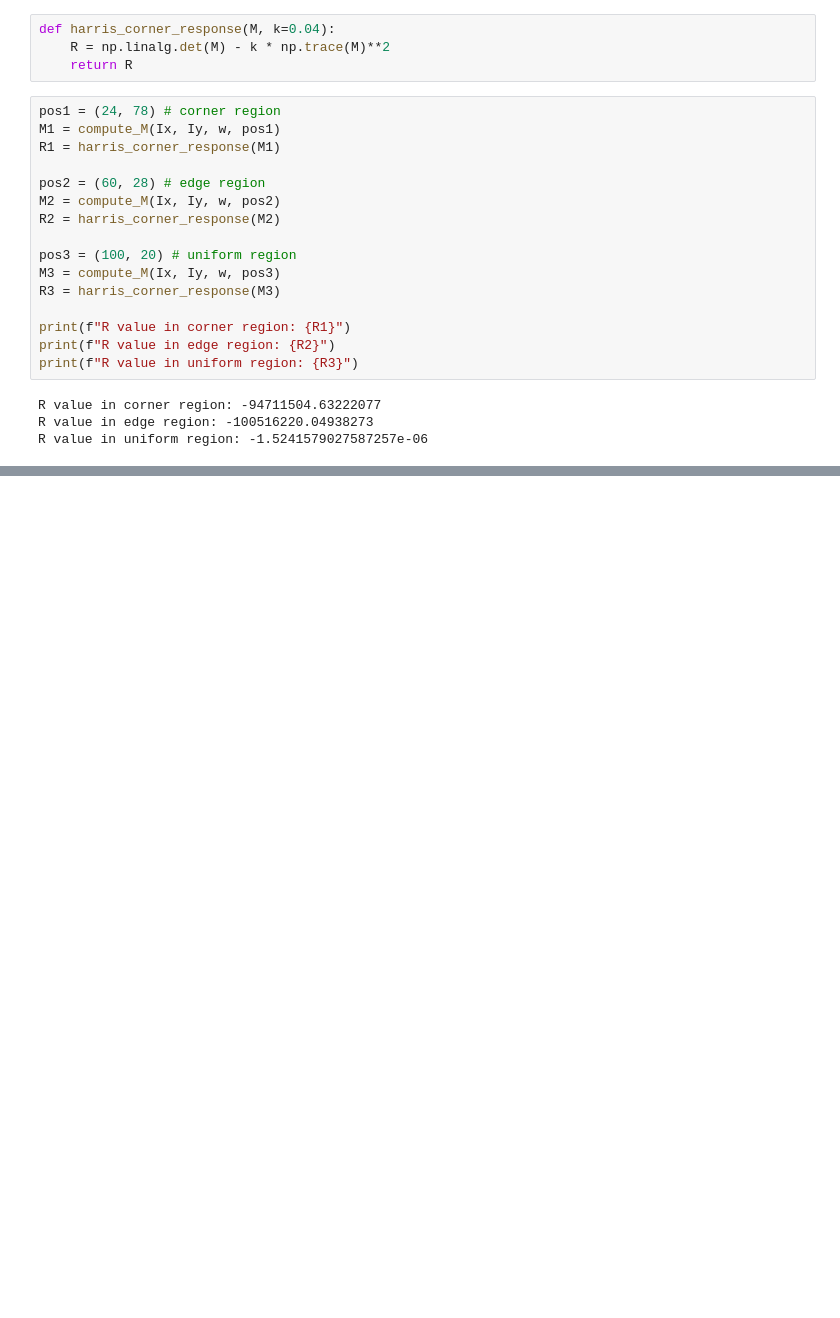
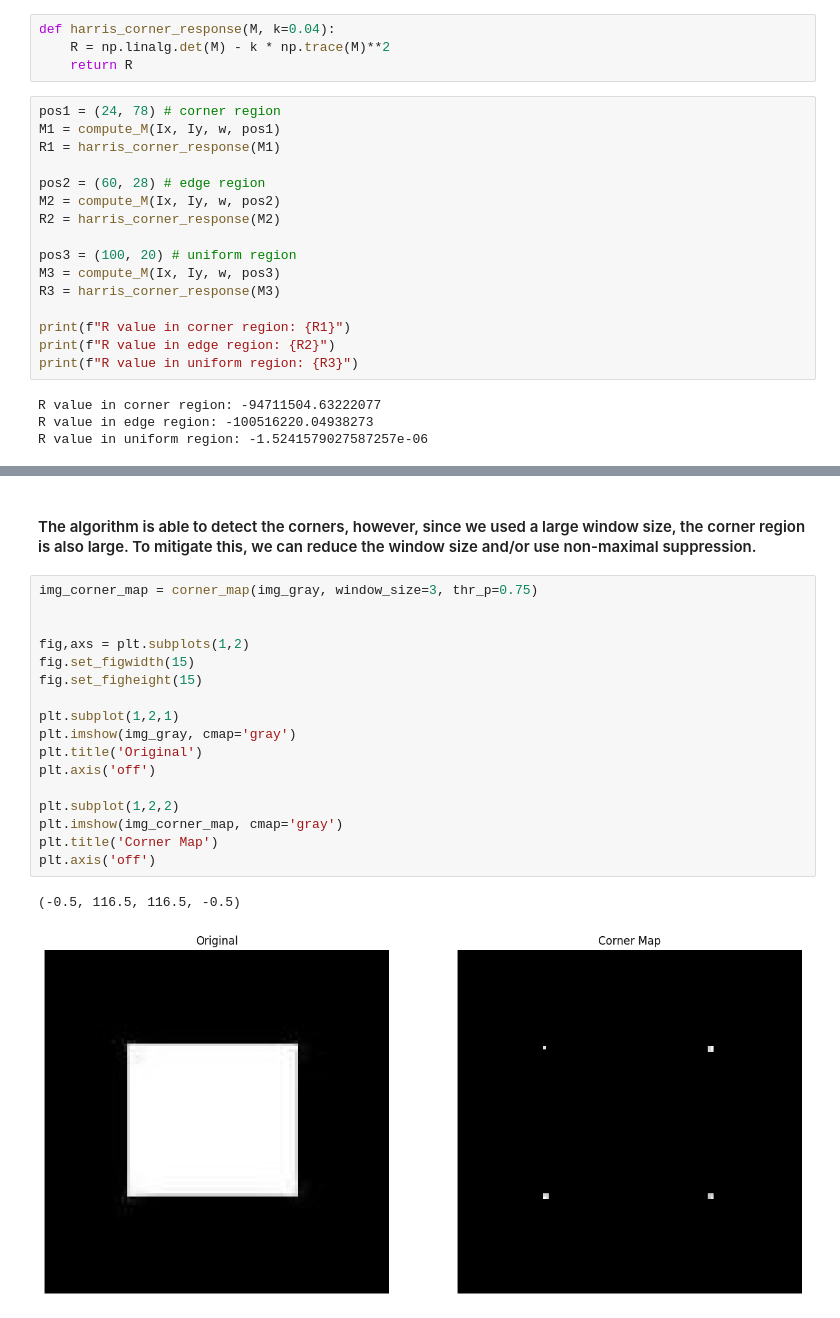
Before and after one commit to tsultan16/Computer_Vision, a Jupyter notebook: feature_detection/corner.ipynb, the cells around one changed output, grey strips where cells are left out. Drawn from its saved outputs; the diff is of its cells as text; blank space fills up the shorter version.

```diff
--- a/feature_detection/corner.ipynb
+++ b/feature_detection/corner.ipynb
@@ -166,0 +268,22 @@ R value in uniform region: -1.5241579027587257e-06
+# %% [markdown]
+#### The algorithm is able to detect the corners, however, since we used a large window size, the corner region is also large. To mitigate this, we can reduce the window size and/or use non-maximal suppression.
+# %%
+img_corner_map = corner_map(img_gray, window_size=3, thr_p=0.75)
+
+
+fig,axs = plt.subplots(1,2)
+fig.set_figwidth(15)
+fig.set_figheight(15)
+
+plt.subplot(1,2,1)
+plt.imshow(img_gray, cmap='gray')
+plt.title('Original')
+plt.axis('off')
+
+plt.subplot(1,2,2)
+plt.imshow(img_corner_map, cmap='gray')
+plt.title('Corner Map')
+plt.axis('off')
+# %% [output]
+(-0.5, 116.5, 116.5, -0.5)
+[figure, added]
```
Also changed, not shown: parts of 4 cells of this notebook.
